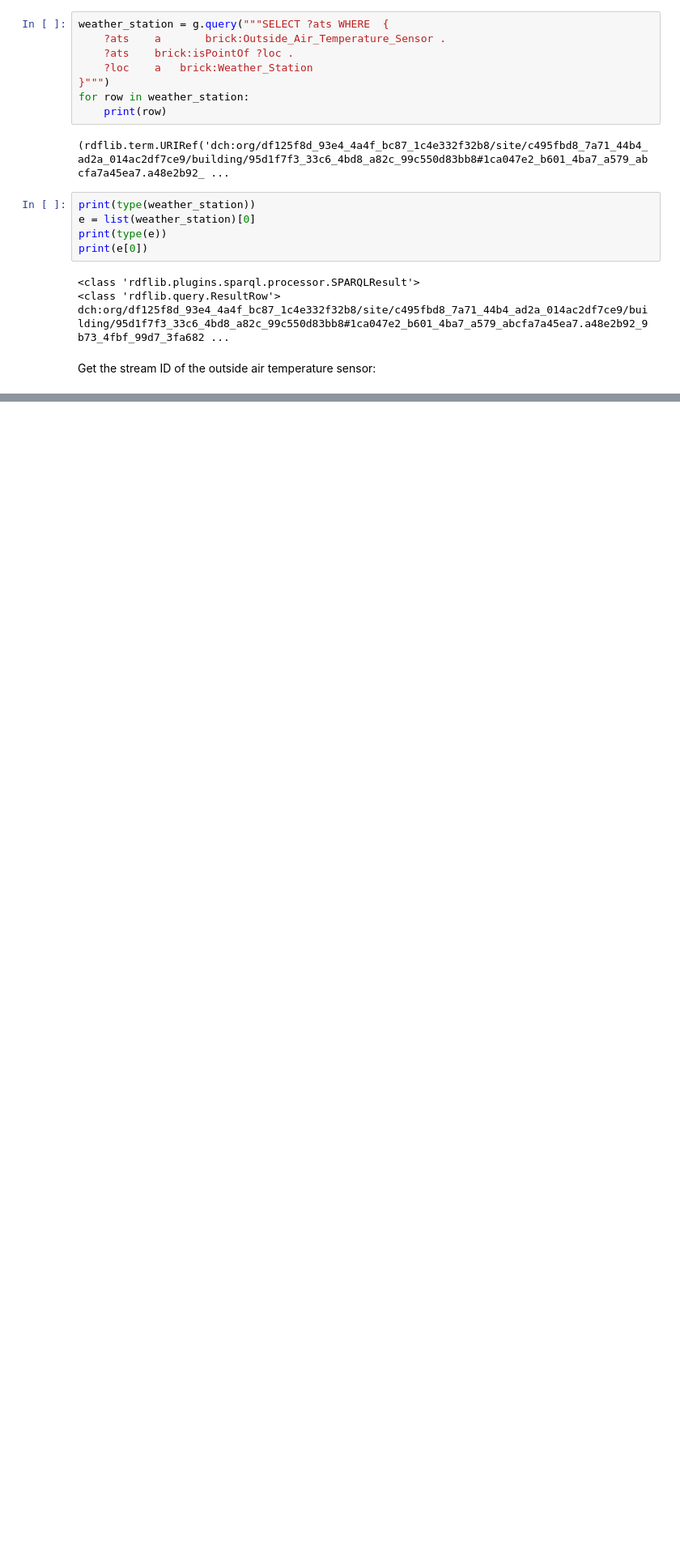
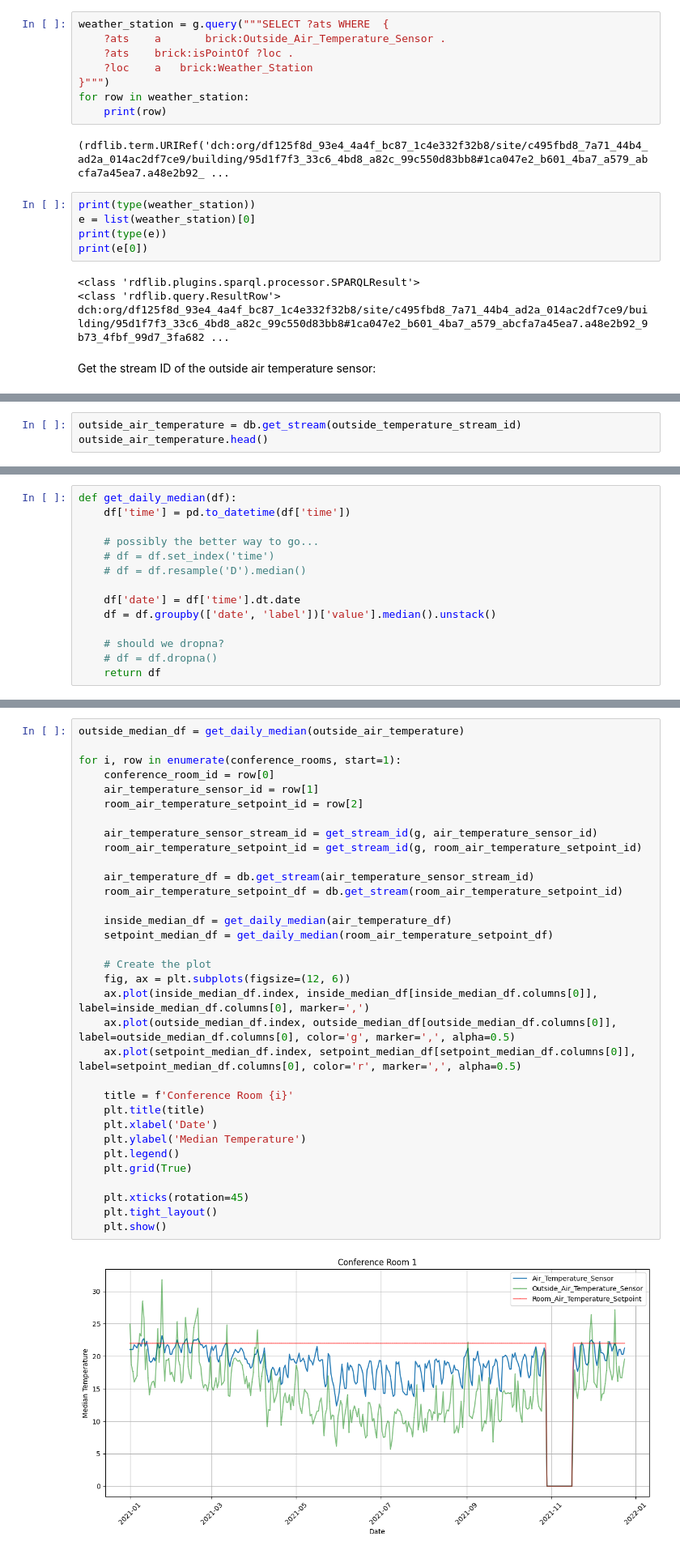
Before and after one commit to Vincent-Morcilla/Building_IoT_Data_Dashboard, a Jupyter notebook: code_snippets/tim/graph_reasoning.ipynb, the cells around one changed output, grey strips where cells are left out. Shown at 81% size. Saved outputs shown, nothing was run; the diff lists cells and outputs as text; blank space fills up the shorter version.

Commit message:
Dirty version, producing conference room plots

```diff
--- a/code_snippets/tim/graph_reasoning.ipynb
+++ b/code_snippets/tim/graph_reasoning.ipynb
@@ -236,0 +297,3 @@ for row in weather_station:
+# %%
+outside_air_temperature = db.get_stream(outside_temperature_stream_id)
+outside_air_temperature.head()
@@ -236,0 +365,14 @@ for row in weather_station:
+# %%
+def get_daily_median(df):
+    df['time'] = pd.to_datetime(df['time'])
+
+    # possibly the better way to go...
+    # df = df.set_index('time')
+    # df = df.resample('D').median()
+
+    df['date'] = df['time'].dt.date
+    df = df.groupby(['date', 'label'])['value'].median().unstack()
+
+    # should we dropna?
+    # df = df.dropna()
+    return df
@@ -236,0 +398,35 @@ for row in weather_station:
+# %%
+outside_median_df = get_daily_median(outside_air_temperature)
+
+for i, row in enumerate(conference_rooms, start=1):
+    conference_room_id = row[0]
+    air_temperature_sensor_id = row[1]
+    room_air_temperature_setpoint_id = row[2]
+
+    air_temperature_sensor_stream_id = get_stream_id(g, air_temperature_sensor_id)
+    room_air_temperature_setpoint_id = get_stream_id(g, room_air_temperature_setpoint_id)
+
+    air_temperature_df = db.get_stream(air_temperature_sensor_stream_id)
+    room_air_temperature_setpoint_df = db.get_stream(room_air_temperature_setpoint_id)
+
+    inside_median_df = get_daily_median(air_temperature_df)
+    setpoint_median_df = get_daily_median(room_air_temperature_setpoint_df)
+
+    # Create the plot
+    fig, ax = plt.subplots(figsize=(12, 6))
+    ax.plot(inside_median_df.index, inside_median_df[inside_median_df.columns[0]], label=inside_median_df.columns[0], marker=',')
+    ax.plot(outside_median_df.index, outside_median_df[outside_median_df.columns[0]], label=outside_median_df.columns[0], color='g', marker=',', alpha=0.5)
+    ax.plot(setpoint_median_df.index, setpoint_median_df[setpoint_median_df.columns[0]], label=setpoint_median_df.columns[0], color='r', marker=',', alpha=0.5)
+
+    title = f'Conference Room {i}'
+    plt.title(title)
+    plt.xlabel('Date')
+    plt.ylabel('Median Temperature')
+    plt.legend()
+    plt.grid(True)
+
+    plt.xticks(rotation=45)
+    plt.tight_layout()
+    plt.show()
+# %% [output]
+[figure, added]
```
Also changed, not shown: parts of 22 cells of this notebook.
